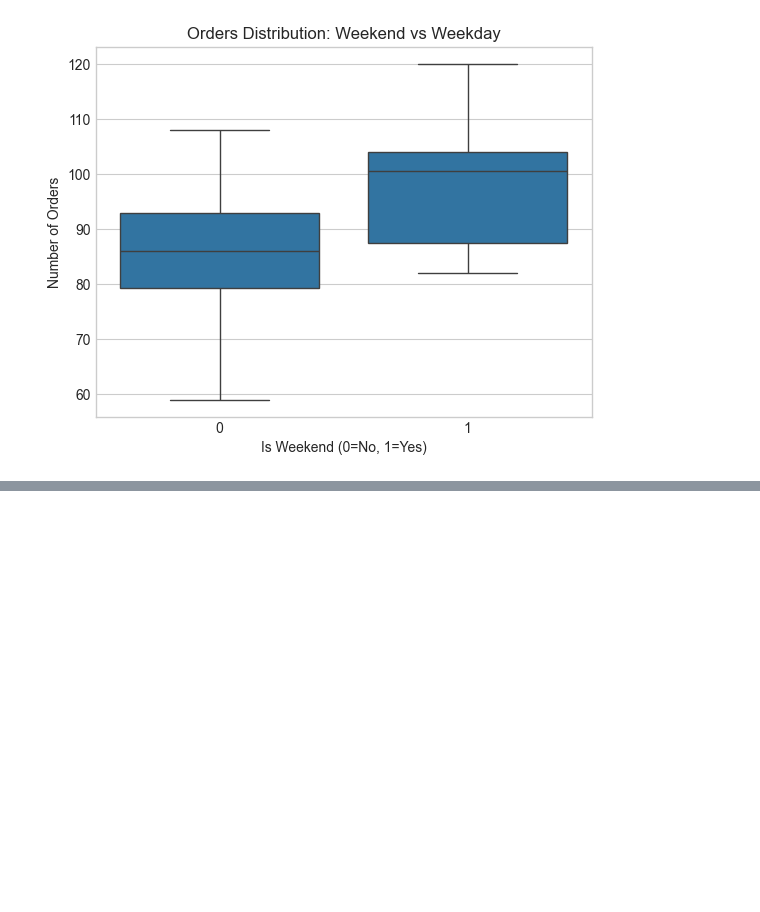
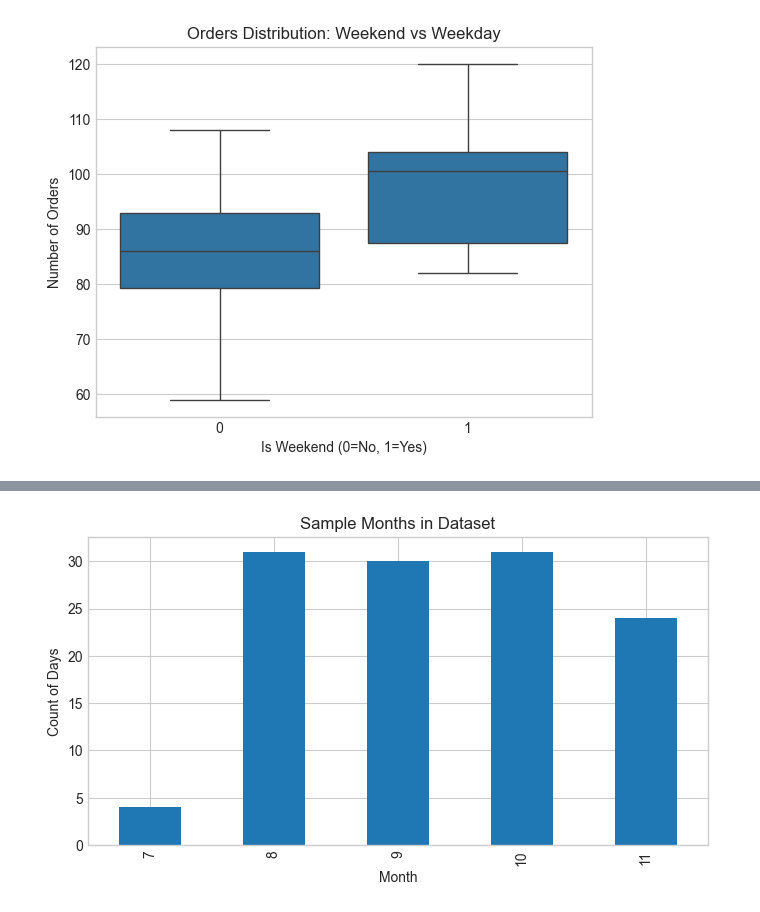
Before and after one commit to aadhityavarshan/smart-city-food-demand, a Jupyter notebook: notebooks/eda.ipynb, the cells around one changed output, grey strips where cells are left out. Drawn from its saved outputs; the diff is of its cells as text; code cells hidden in the pictures; blank space fills up the shorter version.

```diff
--- a/notebooks/eda.ipynb
+++ b/notebooks/eda.ipynb
@@ -53,0 +79,8 @@ plt.show()
+# %%
+proc["month"].value_counts().sort_index().plot(kind="bar", figsize=(8,4))
+plt.title("Sample Months in Dataset")
+plt.xlabel("Month")
+plt.ylabel("Count of Days")
+plt.show()
+# %% [output]
+[figure, added]
```
Also changed, not shown: parts of 4 cells of this notebook.
